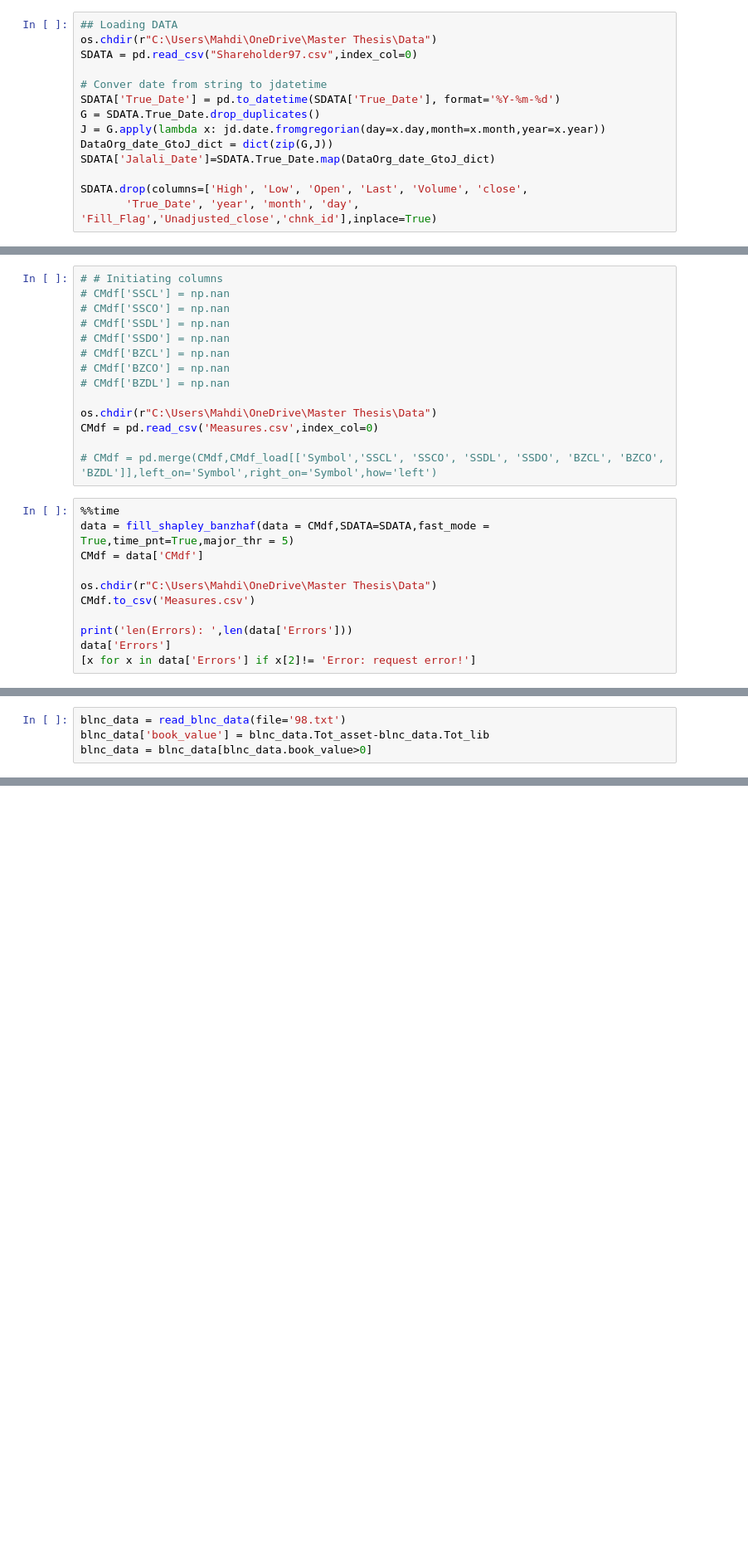
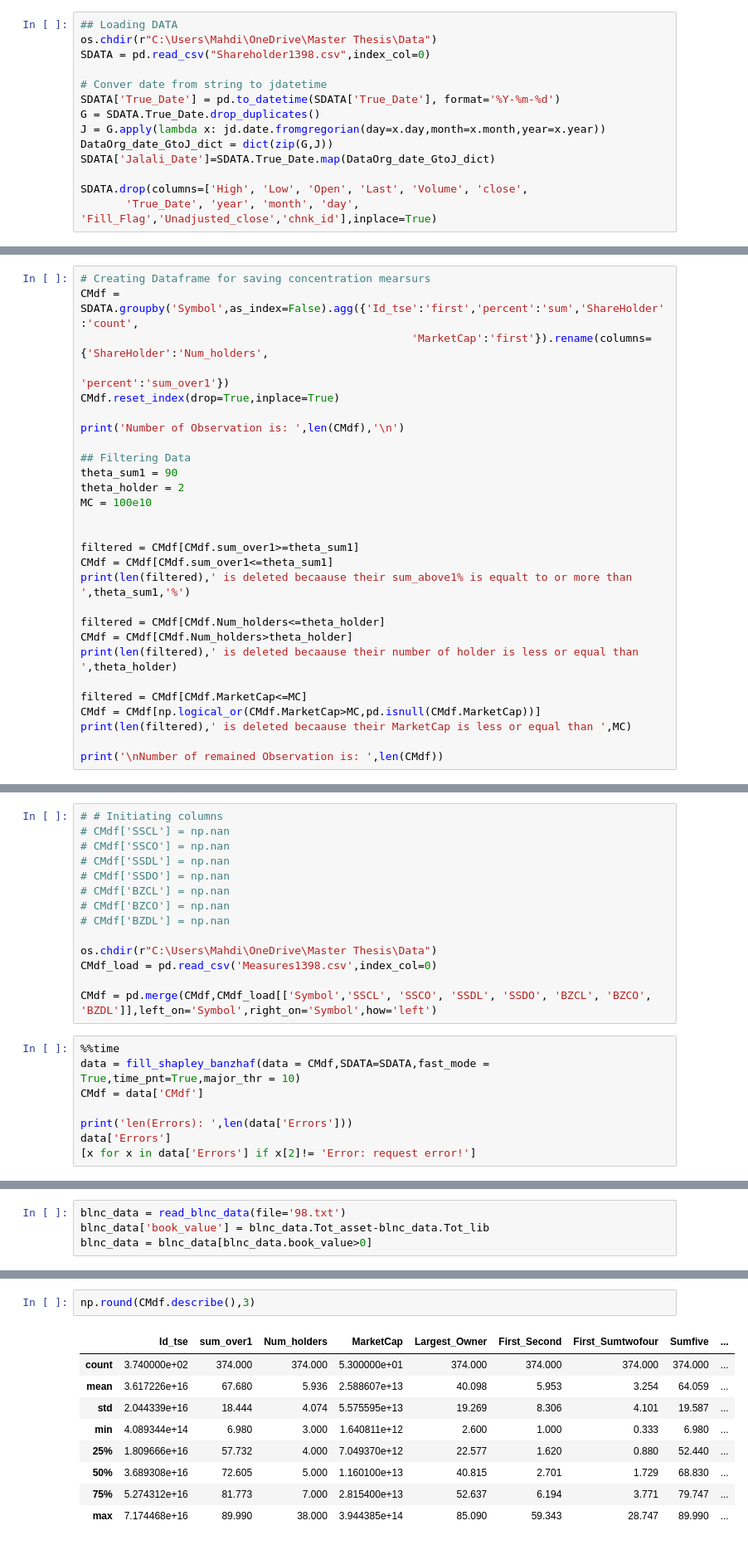
Before and after one commit to MahdiShahrabi/Ownership-Concentration-Measures-in-TSE, a Jupyter notebook: ComputingMeasures/ConcentrationMeasures.ipynb, the cells around one changed output, grey strips where cells are left out. Shown: that part at 83% size. Saved outputs shown, nothing was run; the diff lists cells and outputs as text; blank space fills up the shorter version.

```diff
--- a/ComputingMeasures/ConcentrationMeasures.ipynb
+++ b/ComputingMeasures/ConcentrationMeasures.ipynb
@@ -25,7 +25,7 @@ from fill_shapley_banzhaf import fill_shapley_banzhaf
 # %%
 ## Loading DATA
 os.chdir(r"C:\Users\Mahdi\OneDrive\Master Thesis\Data")
-SDATA = pd.read_csv("Shareholder97.csv",index_col=0)
+SDATA = pd.read_csv("Shareholder1398.csv",index_col=0)
 
 # Conver date from string to jdatetime
 SDATA['True_Date'] = pd.to_datetime(SDATA['True_Date'], format='%Y-%m-%d')
@@ -43,0 +39,28 @@ CMdf.reset_index(drop=True,inplace=True)
+# %%
+# Creating Dataframe for saving concentration mearsurs
+CMdf = SDATA.groupby('Symbol',as_index=False).agg({'Id_tse':'first','percent':'sum','ShareHolder':'count',
+                                                   'MarketCap':'first'}).rename(columns={'ShareHolder':'Num_holders',
+                                                                                         'percent':'sum_over1'})
+CMdf.reset_index(drop=True,inplace=True)
+
+print('Number of Observation is: ',len(CMdf),'\n')
+
+## Filtering Data
+theta_sum1 = 90
+theta_holder = 2
+MC = 100e10
+
+
+filtered = CMdf[CMdf.sum_over1>=theta_sum1]
+CMdf = CMdf[CMdf.sum_over1<=theta_sum1]
+print(len(filtered),' is deleted becaause their sum_above1% is equalt to or more than ',theta_sum1,'%')
+
+filtered = CMdf[CMdf.Num_holders<=theta_holder]
+CMdf = CMdf[CMdf.Num_holders>theta_holder]
+print(len(filtered),' is deleted becaause their number of holder is less or equal than ',theta_holder)
+
+filtered = CMdf[CMdf.MarketCap<=MC]
+CMdf = CMdf[np.logical_or(CMdf.MarketCap>MC,pd.isnull(CMdf.MarketCap))]
+print(len(filtered),' is deleted becaause their MarketCap is less or equal than ',MC)
+
+print('\nNumber of remained Observation is: ',len(CMdf))
@@ -90,16 +121,13 @@ CMdf = pd.merge(CMdf,temp,left_on='Symbol',right_on='Symbol',how='left').rename(
 # CMdf['BZDL'] = np.nan
 
 os.chdir(r"C:\Users\Mahdi\OneDrive\Master Thesis\Data")
-CMdf = pd.read_csv('Measures.csv',index_col=0)
+CMdf_load = pd.read_csv('Measures1398.csv',index_col=0)
 
-# CMdf = pd.merge(CMdf,CMdf_load[['Symbol','SSCL', 'SSCO', 'SSDL', 'SSDO', 'BZCL', 'BZCO', 'BZDL']],left_on='Symbol',right_on='Symbol',how='left')
+CMdf = pd.merge(CMdf,CMdf_load[['Symbol','SSCL', 'SSCO', 'SSDL', 'SSDO', 'BZCL', 'BZCO', 'BZDL']],left_on='Symbol',right_on='Symbol',how='left')
 # %%
 %%time
-data = fill_shapley_banzhaf(data = CMdf,SDATA=SDATA,fast_mode = True,time_pnt=True,major_thr = 5)
+data = fill_shapley_banzhaf(data = CMdf,SDATA=SDATA,fast_mode = True,time_pnt=True,major_thr = 10)
 CMdf = data['CMdf']
-
-os.chdir(r"C:\Users\Mahdi\OneDrive\Master Thesis\Data")
-CMdf.to_csv('Measures.csv')
 
 print('len(Errors): ',len(data['Errors']))
 data['Errors']
@@ -151,0 +157,12 @@ CMdf[CMdf.Num_holders<5]
+# %%
+np.round(CMdf.describe(),3)
+# %% [output]
+|  | Id_tse | sum_over1 | Num_holders | MarketCap | Largest_Owner | First_Second | First_Sumtwofour | Sumfive | ... |
+| count | 3.740000e+02 | 374.000 | 374.000 | 5.300000e+01 | 374.000 | 374.000 | 374.000 | 374.000 | ... |
+| mean | 3.617226e+16 | 67.680 | 5.936 | 2.588607e+13 | 40.098 | 5.953 | 3.254 | 64.059 | ... |
+| std | 2.044339e+16 | 18.444 | 4.074 | 5.575595e+13 | 19.269 | 8.306 | 4.101 | 19.587 | ... |
+| min | 4.089344e+14 | 6.980 | 3.000 | 1.640811e+12 | 2.600 | 1.000 | 0.333 | 6.980 | ... |
+| 25% | 1.809666e+16 | 57.732 | 4.000 | 7.049370e+12 | 22.577 | 1.620 | 0.880 | 52.440 | ... |
+| 50% | 3.689308e+16 | 72.605 | 5.000 | 1.160100e+13 | 40.815 | 2.701 | 1.729 | 68.830 | ... |
+| 75% | 5.274312e+16 | 81.773 | 7.000 | 2.815400e+13 | 52.637 | 6.194 | 3.771 | 79.747 | ... |
+| max | 7.174468e+16 | 89.990 | 38.000 | 3.944385e+14 | 85.090 | 59.343 | 28.747 | 89.990 | ... |
```
Also changed, not shown: parts of 8 cells of this notebook, 14 other files.
